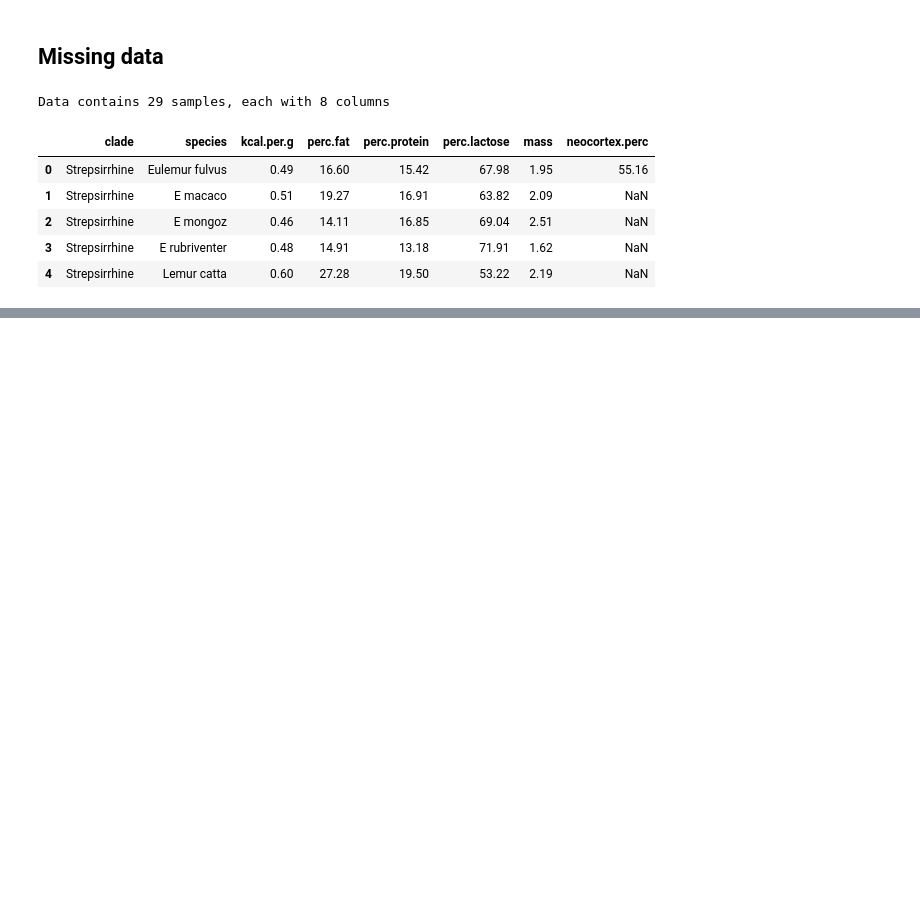
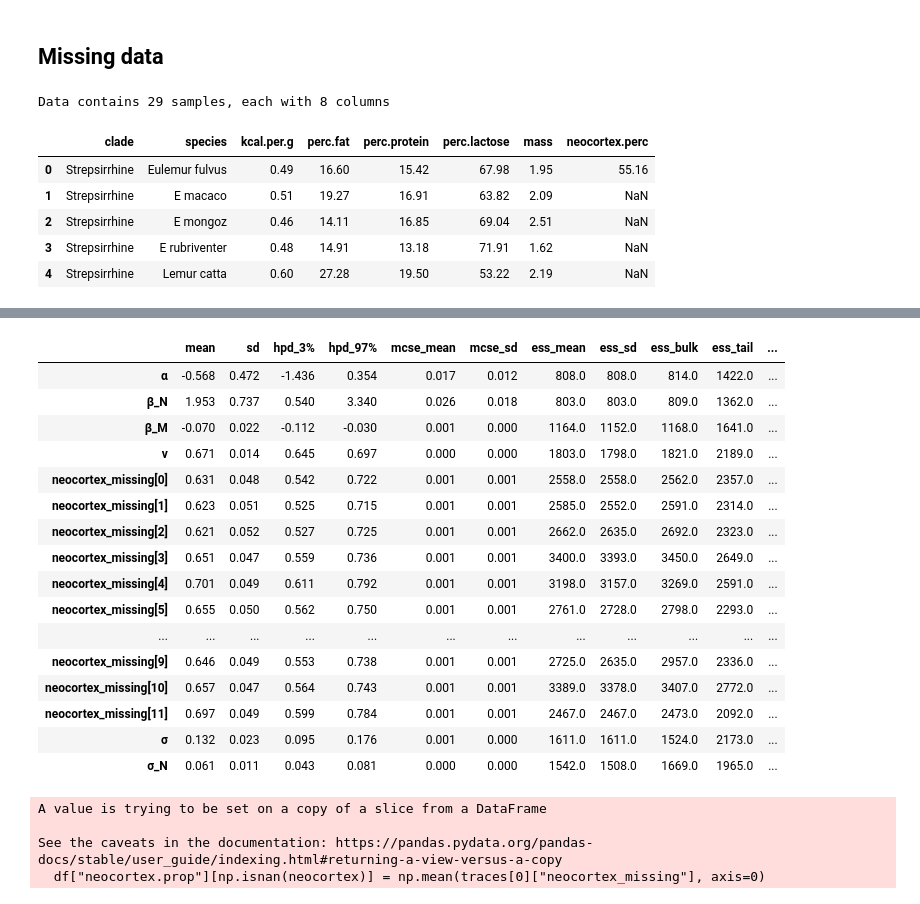
Before and after one commit to bartfrenk/courses, a Jupyter notebook: statistical-rethinking/notebooks/chapter-14.ipynb, the cells around one changed output, grey strips where cells are left out. Cells and saved outputs as stored; diff of their text form; code cells hidden in the pictures; blank space fills up the shorter version.

Commit message:
Add missing value example to chapter-14 notebook [statistical-rethinking]

```diff
--- a/statistical-rethinking/notebooks/chapter-14.ipynb
+++ b/statistical-rethinking/notebooks/chapter-14.ipynb
@@ -117,3 +117,34 @@ Data contains 29 samples, each with 8 columns
 | 2 | Strepsirrhine | E mongoz | 0.46 | 14.11 | 16.85 | 69.04 | 2.51 | NaN |
 | 3 | Strepsirrhine | E rubriventer | 0.48 | 14.91 | 13.18 | 71.91 | 1.62 | NaN |
 | 4 | Strepsirrhine | Lemur catta | 0.60 | 27.28 | 19.50 | 53.22 | 2.19 | NaN |
+# %%
+df["log_mass"] = np.log(df["mass"])
+# %%
+models = {}
+traces = {}
+# %%
+warnings.filterwarnings("ignore", category=pm.ImputationWarning)
+
+neocortex = np.ma.masked_array(
+    data=df["neocortex.perc"].values / 100,
+    mask=np.isnan(neocortex),
+    fill_value=np.nan)
+log_mass = df["log_mass"].values
+kcal = df["kcal.per.g"].values
+
+with pm.Model() as model:
+    α = pm.Normal("α", 0, 100)
+    β_N = pm.Normal("β_N", 0, 10)
+    β_M = pm.Normal("β_M", 0, 10)
+    σ = pm.HalfCauchy("σ", 1)
+    ν = pm.Normal("ν", 0.5, 1)
+    σ_N = pm.HalfCauchy("σ_N", 1)
+    N = pm.Normal("neocortex", ν, σ_N, observed=neocortex)
+    μ = α + β_N * N + β_M * log_mass
+    pm.Normal("kcal", μ, σ, observed=kcal)
+models[0] = model
+# %%
+kwargs = {"draws": 1000, "tune": 1000}
+for (i, model) in models.items():
+    if i not in traces:
+        traces[i] = pm.sample(model=model, **kwargs)
@@ -119,0 +161,28 @@ Data contains 29 samples, each with 8 columns
+# %%
+az.summary(traces[0])
+# %% [output]
+|  | mean | sd | hpd_3% | hpd_97% | mcse_mean | mcse_sd | ess_mean | ess_sd | ess_bulk | ess_tail | ... |
+| α | -0.568 | 0.472 | -1.436 | 0.354 | 0.017 | 0.012 | 808.0 | 808.0 | 814.0 | 1422.0 | ... |
+| β_N | 1.953 | 0.737 | 0.540 | 3.340 | 0.026 | 0.018 | 803.0 | 803.0 | 809.0 | 1362.0 | ... |
+| β_M | -0.070 | 0.022 | -0.112 | -0.030 | 0.001 | 0.000 | 1164.0 | 1152.0 | 1168.0 | 1641.0 | ... |
+| ν | 0.671 | 0.014 | 0.645 | 0.697 | 0.000 | 0.000 | 1803.0 | 1798.0 | 1821.0 | 2189.0 | ... |
+| neocortex_missing[0] | 0.631 | 0.048 | 0.542 | 0.722 | 0.001 | 0.001 | 2558.0 | 2558.0 | 2562.0 | 2357.0 | ... |
+| neocortex_missing[1] | 0.623 | 0.051 | 0.525 | 0.715 | 0.001 | 0.001 | 2585.0 | 2552.0 | 2591.0 | 2314.0 | ... |
+| neocortex_missing[2] | 0.621 | 0.052 | 0.527 | 0.725 | 0.001 | 0.001 | 2662.0 | 2635.0 | 2692.0 | 2323.0 | ... |
+| neocortex_missing[3] | 0.651 | 0.047 | 0.559 | 0.736 | 0.001 | 0.001 | 3400.0 | 3393.0 | 3450.0 | 2649.0 | ... |
+| neocortex_missing[4] | 0.701 | 0.049 | 0.611 | 0.792 | 0.001 | 0.001 | 3198.0 | 3157.0 | 3269.0 | 2591.0 | ... |
+| neocortex_missing[5] | 0.655 | 0.050 | 0.562 | 0.750 | 0.001 | 0.001 | 2761.0 | 2728.0 | 2798.0 | 2293.0 | ... |
+| ... | ... | ... | ... | ... | ... | ... | ... | ... | ... | ... | ... |
+| neocortex_missing[9] | 0.646 | 0.049 | 0.553 | 0.738 | 0.001 | 0.001 | 2725.0 | 2635.0 | 2957.0 | 2336.0 | ... |
+| neocortex_missing[10] | 0.657 | 0.047 | 0.564 | 0.743 | 0.001 | 0.001 | 3389.0 | 3378.0 | 3407.0 | 2772.0 | ... |
+| neocortex_missing[11] | 0.697 | 0.049 | 0.599 | 0.784 | 0.001 | 0.001 | 2467.0 | 2467.0 | 2473.0 | 2092.0 | ... |
+| σ | 0.132 | 0.023 | 0.095 | 0.176 | 0.001 | 0.000 | 1611.0 | 1611.0 | 1524.0 | 2173.0 | ... |
+| σ_N | 0.061 | 0.011 | 0.043 | 0.081 | 0.000 | 0.000 | 1542.0 | 1508.0 | 1669.0 | 1965.0 | ... |
+# %%
+df["neocortex.prop"] = df["neocortex.perc"] / 100
+df["neocortex.prop"][np.isnan(neocortex)] = np.mean(traces[0]["neocortex_missing"], axis=0)
+# %% [output]
+A value is trying to be set on a copy of a slice from a DataFrame
+
+See the caveats in the documentation: https://pandas.pydata.org/pandas-docs/stable/user_guide/indexing.html#returning-a-view-versus-a-copy
+  df["neocortex.prop"][np.isnan(neocortex)] = np.mean(traces[0]["neocortex_missing"], axis=0)
```
Also changed, not shown: parts of 2 cells of this notebook.
